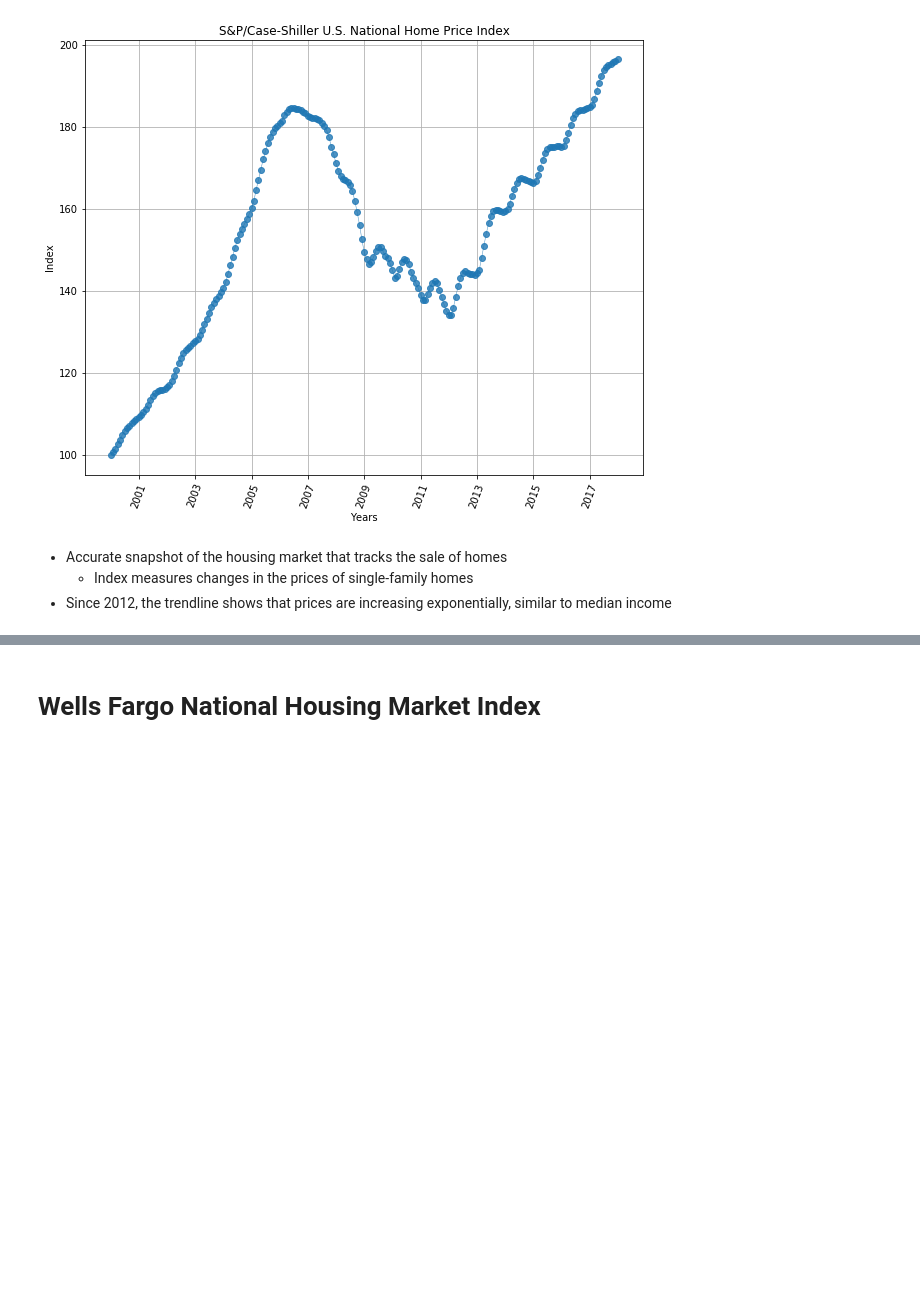
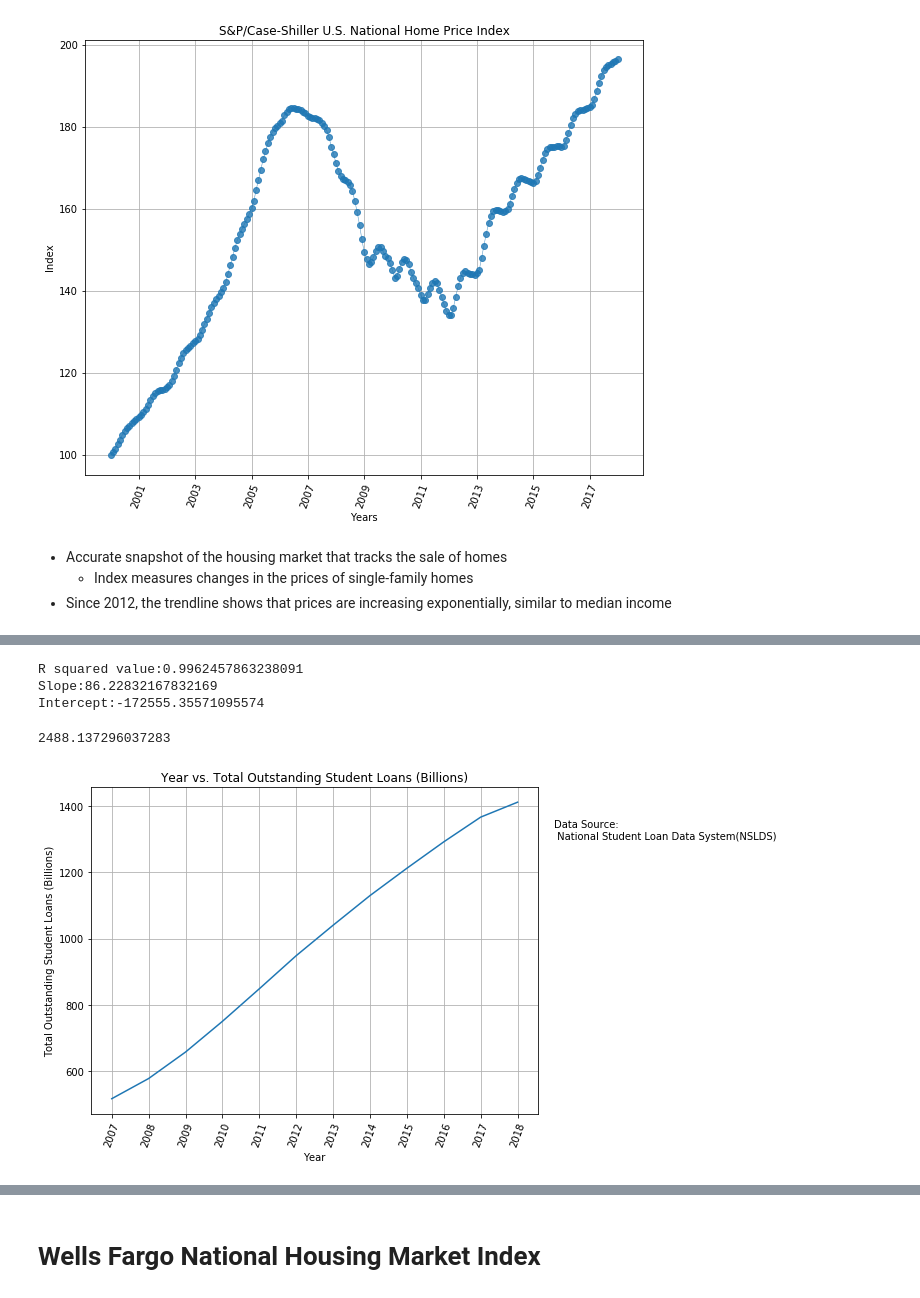
Before and after one commit to Kamran-Wali/Project_Antigravity2, a Jupyter notebook: Presentation.ipynb, the cells around one changed output, grey strips where cells are left out. Saved outputs shown, nothing was run; the diff lists cells and outputs as text; code cells hidden in the pictures; blank space fills up the shorter version.

```diff
--- a/Presentation.ipynb
+++ b/Presentation.ipynb
@@ -323,0 +327,5 @@ plt.show()
+# %%
+#reading csv for outstanding student loans data
+file_1 = "resource/loanportfolio.csv"
+outstanding_loans = pd.read_csv(file_1)
+outstanding_loans.head()
@@ -323,0 +363,26 @@ plt.show()
+# %%
+#plotting total outstanding student loans versus year
+plt.figure(figsize = (8,6))
+x_axis = outstanding_loans["Year"]
+y_axis = outstanding_loans["Total Dollars Outstanding"]
+plt.plot(x_axis,y_axis)
+plt.title("Year vs. Total Outstanding Student Loans (Billions)")
+plt.xlabel("Year")
+plt.xticks(rotation=70)
+plt.xticks(np.arange(min(x_axis), max(x_axis)+1, 1.0))
+plt.ylabel("Total Outstanding Student Loans (Billions)")
+plt.grid()
+plt.text(2019,1300, "Data Source: \n National Student Loan Data System(NSLDS)")
+#plt.savefig("plots/YearvsTotalStudentLoansOutstanding.png", bbox_inches="tight")
+slope, intercept, r_value, p_value, std_err = stats.linregress(x_axis, y_axis)
+print(f"R squared value:{r_value**2}")
+print(f"Slope:{slope}")
+print(f"Intercept:{intercept}")
+Total_outstanding_loans_2030 = (slope*2030) + intercept
+Total_outstanding_loans_2030
+# %% [output]
+R squared value:0.9962457863238091
+Slope:86.22832167832169
+Intercept:-172555.35571095574
+2488.137296037283
+[figure, added]
```
Also changed, not shown: parts of 8 cells of this notebook.
